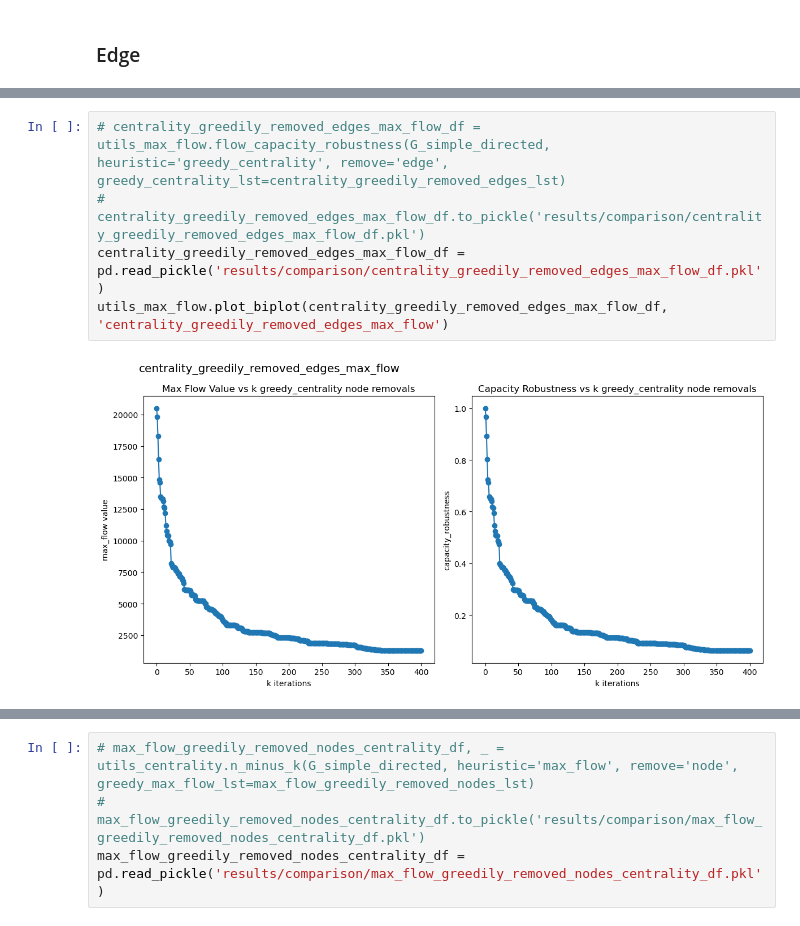
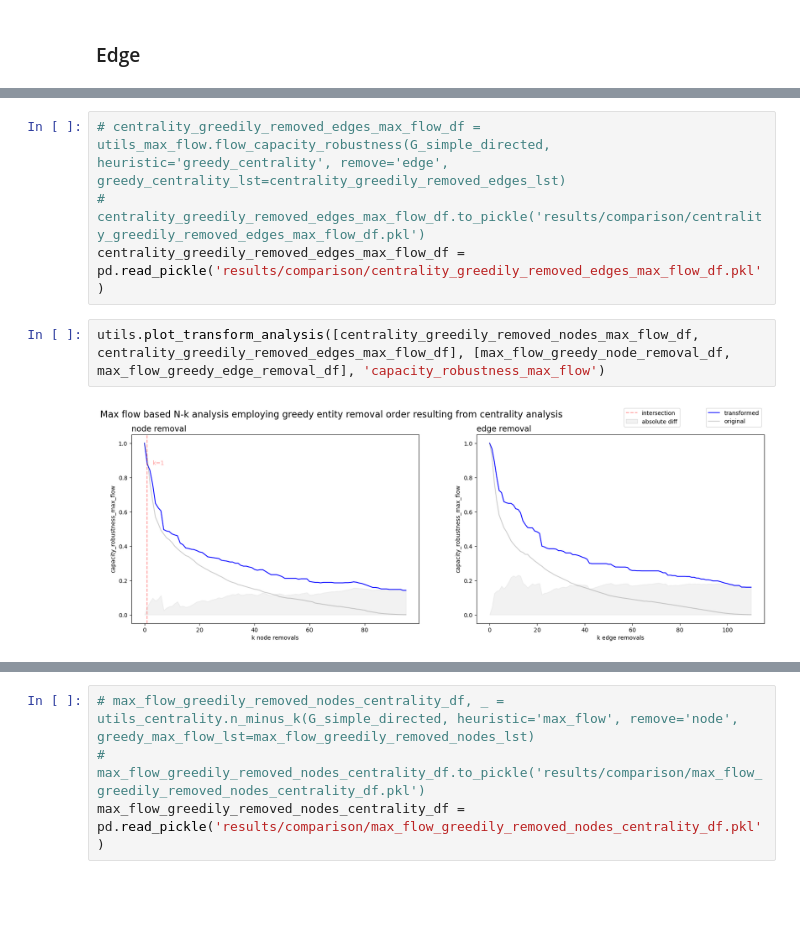
Before and after one commit to johanmasvie/iggielgn_topology_analysis, a Jupyter notebook: N-k_COMPARISON.ipynb, the cells around one changed output, grey strips where cells are left out. Cells and saved outputs as stored; diff of their text form; blank space fills up the shorter version.

Commit message:
plots

```diff
--- a/N-k_COMPARISON.ipynb
+++ b/N-k_COMPARISON.ipynb
@@ -124,6 +116,7 @@ utils_max_flow.plot_biplot(centrality_greedily_removed_nodes_max_flow_df, 'centr
 # centrality_greedily_removed_edges_max_flow_df = utils_max_flow.flow_capacity_robustness(G_simple_directed, heuristic='greedy_centrality', remove='edge', greedy_centrality_lst=centrality_greedily_removed_edges_lst)
 # centrality_greedily_removed_edges_max_flow_df.to_pickle('results/comparison/centrality_greedily_removed_edges_max_flow_df.pkl')
 centrality_greedily_removed_edges_max_flow_df = pd.read_pickle('results/comparison/centrality_greedily_removed_edges_max_flow_df.pkl')
-utils_max_flow.plot_biplot(centrality_greedily_removed_edges_max_flow_df, 'centrality_greedily_removed_edges_max_flow')
-# %% [output]
-[figure, removed]
+# %%
+utils.plot_transform_analysis([centrality_greedily_removed_nodes_max_flow_df, centrality_greedily_removed_edges_max_flow_df], [max_flow_greedy_node_removal_df, max_flow_greedy_edge_removal_df], 'capacity_robustness_max_flow')
+# %% [output]
+[figure, added]
```
Also changed, not shown: parts of 18 cells of this notebook, 1 other file.
